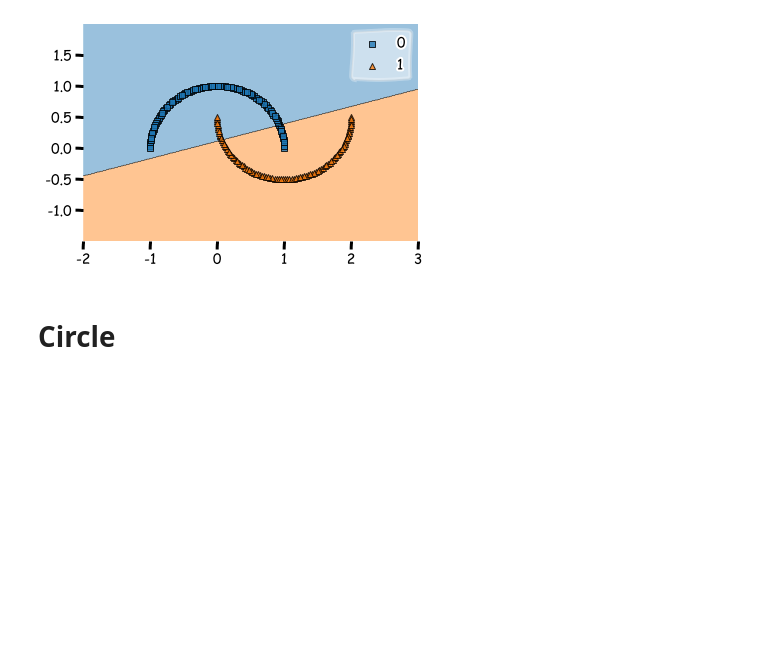
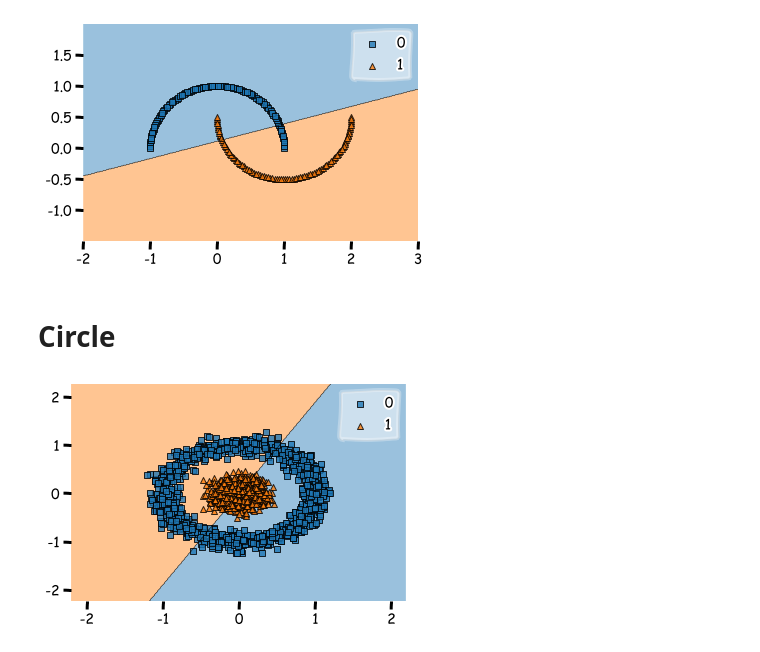
Before and after one commit to Abtinz/Machine-Learning-with-Python, a Jupyter notebook: Machine Learning with python/Classification/LogisticRegression/logisticRegression_iris_and_moon.ipynb, the cells around one changed output. Cells and saved outputs as stored; diff of their text form; code cells hidden in the pictures; blank space fills up the shorter version.

Commit message:
Circle logisticRegression

```diff
--- a/Machine Learning with python/Classification/LogisticRegression/logisticRegression_iris_and_moon.ipynb
+++ b/Machine Learning with python/Classification/LogisticRegression/logisticRegression_iris_and_moon.ipynb
@@ -41,0 +44,9 @@ plot_decision_regions(x , y , clf = moon_model);
+# %%
+x , y = make_circles(n_samples = 2000 ,noise = 0.1, factor = 0.2)
+# %%
+circle_model = LogisticRegression(solver = 'sag')
+circle_model.fit(x , y);
+# %%
+plot_decision_regions(x , y , clf = circle_model);
+# %% [output]
+[figure, added]
```
Also changed, not shown: parts of 1 cell of this notebook.
